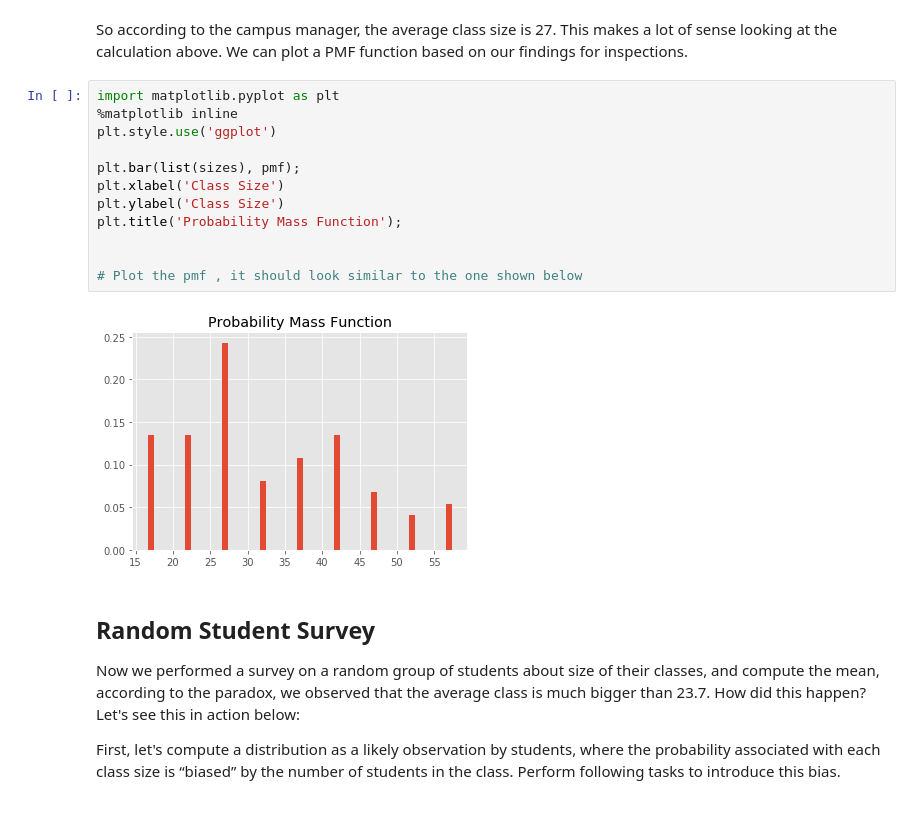
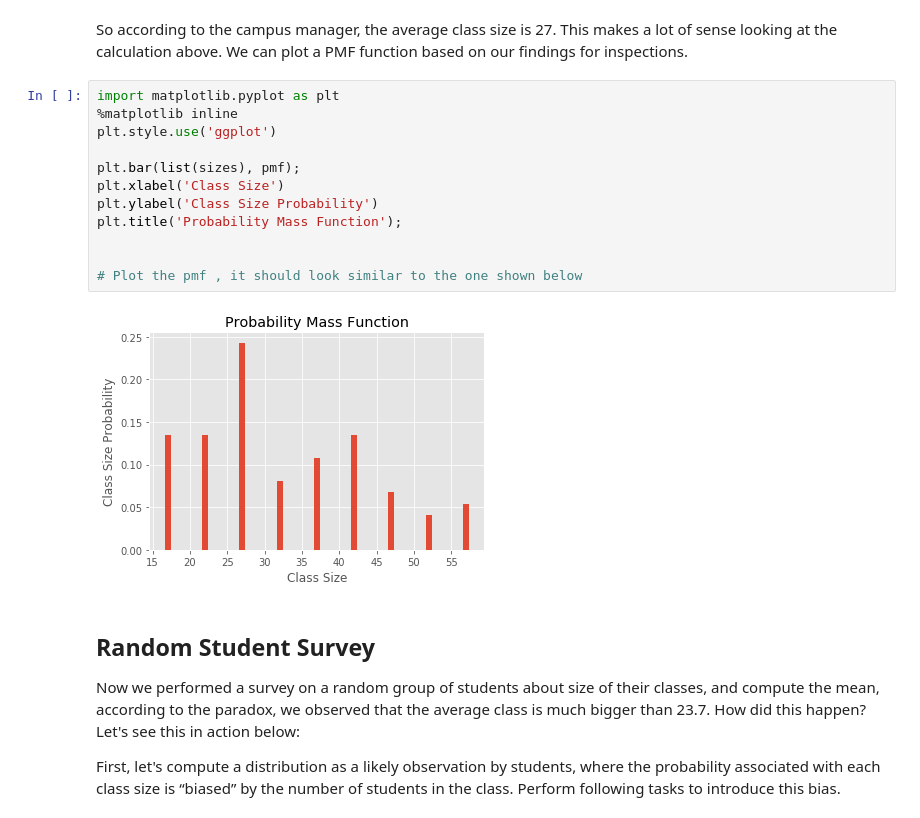
Before and after one commit to fcoba/dsc-probability-mass-function-lab-dc-ds-career-042219, a Jupyter notebook: index.ipynb, the cells around one changed output. Cells and saved outputs as stored; diff of their text form.

```diff
--- a/index.ipynb
+++ b/index.ipynb
@@ -97,17 +97,17 @@ So according to the campus manager, the average class size is 27. This makes a l
 # %%
 import matplotlib.pyplot as plt
 %matplotlib inline
 plt.style.use('ggplot')
 
 plt.bar(list(sizes), pmf);
 plt.xlabel('Class Size')
-plt.ylabel('Class Size')
+plt.ylabel('Class Size Probability')
 plt.title('Probability Mass Function');
 
 
 # Plot the pmf , it should look similar to the one shown below
 # %% [output]
-[figure, old version]
+[figure, new version]
 # %% [markdown]
 ## Random Student Survey
 
```
